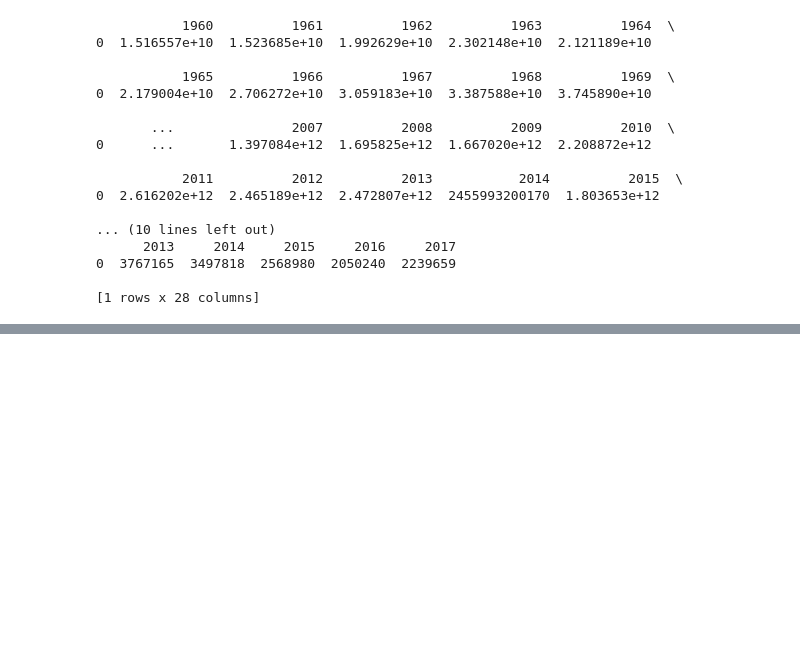
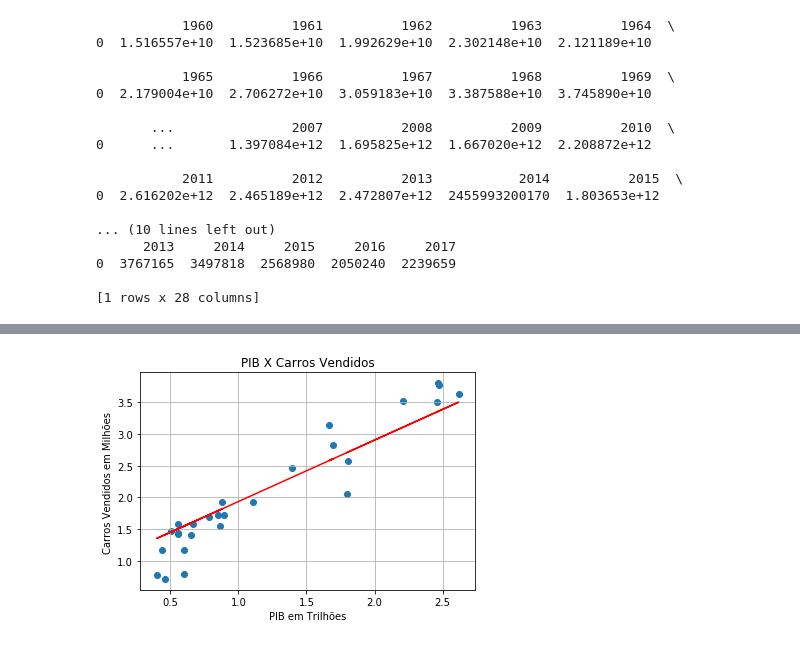
Before and after one commit to allandcnarciso/Sell-Cars-GPD-Regression-, a Jupyter notebook: gpd_cars.ipynb, the cells around one changed output, grey strips where cells are left out. Cells and saved outputs as stored; diff of their text form; code cells hidden in the pictures; blank space fills up the shorter version.

```diff
--- a/gpd_cars.ipynb
+++ b/gpd_cars.ipynb
@@ -35,0 +95,20 @@ print(carframe)
+# %%
+model = Sequential()#definindo o modelo
+model.add(Dense(1, input_dim=1))#tipo de camada
+model.add(Activation('linear'))#ativação
+model.compile(optimizer='sgd',loss='mse')#otimização
+model.fit(gpd_values,car_amount,epochs=100,verbose=0);#execução
+# %%
+weights = model.layers[0].get_weights()
+w = weights[0][0][0]
+b = weights[1][0]
+# %%
+plt.scatter(gpd_values,car_amount)
+plt.grid(True)
+plt.xlabel('PIB em Trilhões')
+plt.ylabel('Carros Vendidos em Milhões ')
+plt.title('PIB X Carros Vendidos')
+plt.plot(gpd_values, w*gpd_values + b, c='red')
+plt.show()
+# %% [output]
+[figure, added]
```
Also changed, not shown: parts of 9 cells of this notebook, 1 other file.
